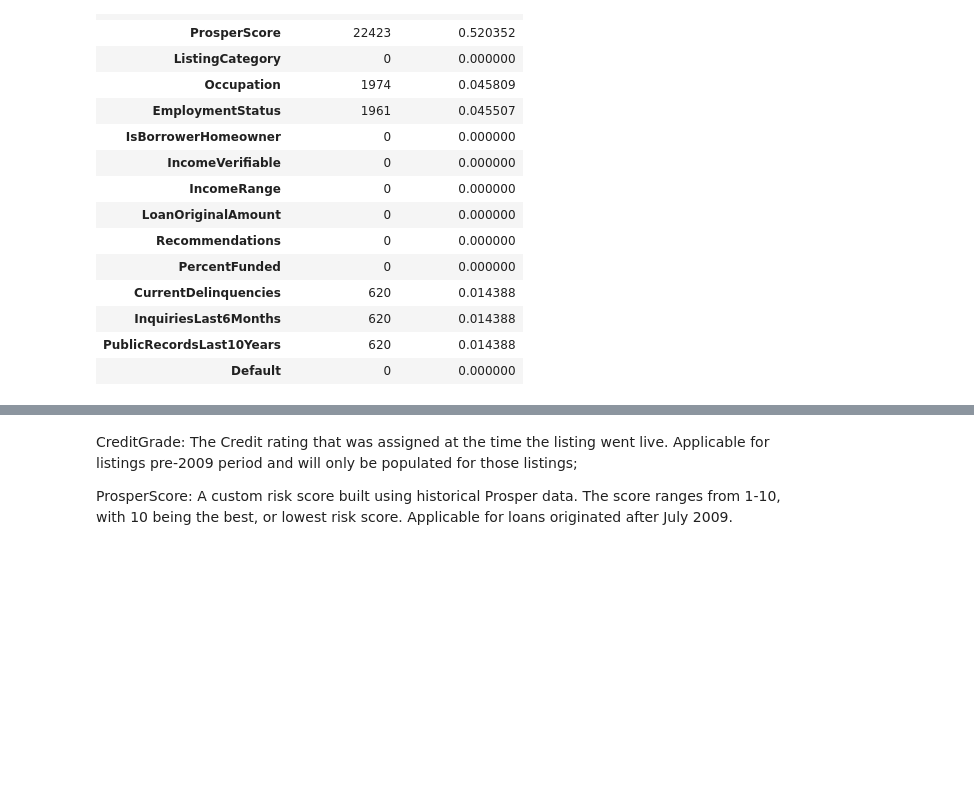
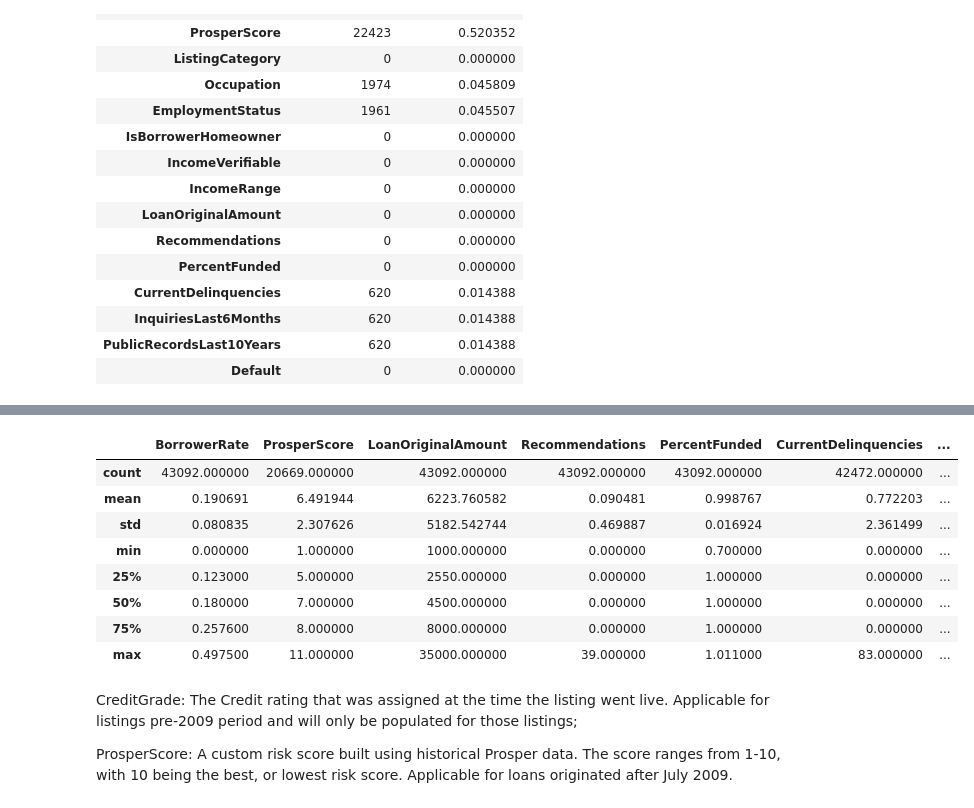
Before and after one commit to HarryC493/ECO353-Project, a Jupyter notebook: 353_Logistic_Regression.ipynb, the cells around one changed output, grey strips where cells are left out. Cells and saved outputs as stored; diff of their text form; code cells hidden in the pictures; blank space fills up the shorter version.

```diff
--- a/353_Logistic_Regression.ipynb
+++ b/353_Logistic_Regression.ipynb
@@ -100,3 +116,20 @@ missing_data.head(100)
+# %%
+summary_table = df_filtered[["BorrowerRate", "ProsperScore",
+                  "LoanOriginalAmount", "Recommendations",
+                             "PercentFunded", "CurrentDelinquencies" ,
+                             "InquiriesLast6Months",
+                  "PublicRecordsLast10Years"]]
+summary_table.describe()
+# %% [output]
+|  | BorrowerRate | ProsperScore | LoanOriginalAmount | Recommendations | PercentFunded | CurrentDelinquencies | ... |
+| count | 43092.000000 | 20669.000000 | 43092.000000 | 43092.000000 | 43092.000000 | 42472.000000 | ... |
+| mean | 0.190691 | 6.491944 | 6223.760582 | 0.090481 | 0.998767 | 0.772203 | ... |
+| std | 0.080835 | 2.307626 | 5182.542744 | 0.469887 | 0.016924 | 2.361499 | ... |
+| min | 0.000000 | 1.000000 | 1000.000000 | 0.000000 | 0.700000 | 0.000000 | ... |
+| 25% | 0.123000 | 5.000000 | 2550.000000 | 0.000000 | 1.000000 | 0.000000 | ... |
+| 50% | 0.180000 | 7.000000 | 4500.000000 | 0.000000 | 1.000000 | 0.000000 | ... |
+| 75% | 0.257600 | 8.000000 | 8000.000000 | 0.000000 | 1.000000 | 0.000000 | ... |
+| max | 0.497500 | 11.000000 | 35000.000000 | 39.000000 | 1.011000 | 83.000000 | ... |
 # %% [markdown]
 CreditGrade: The Credit rating that was assigned at the time the listing went live. Applicable for listings pre-2009 period and will only be populated for those listings;
 
```
Also changed, not shown: parts of 46 cells of this notebook.
